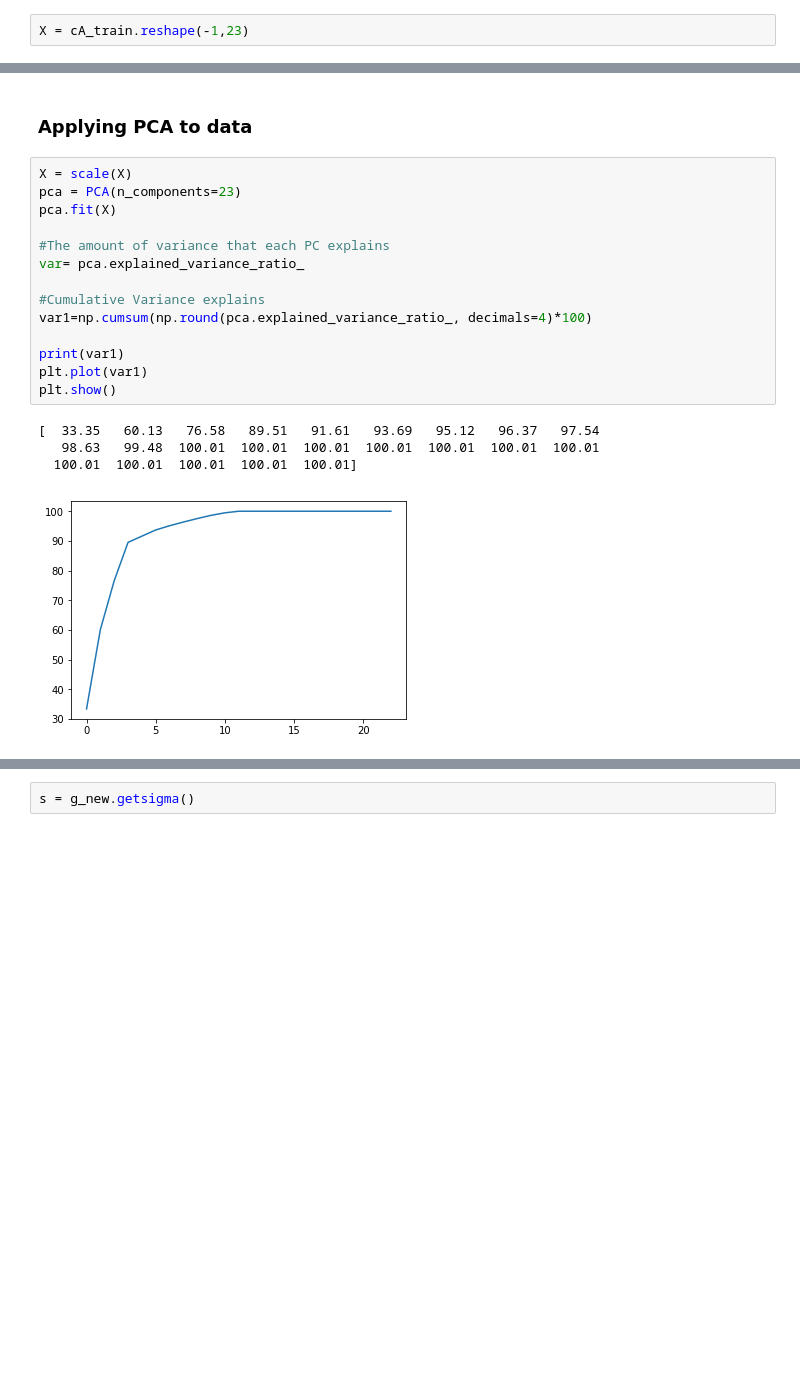
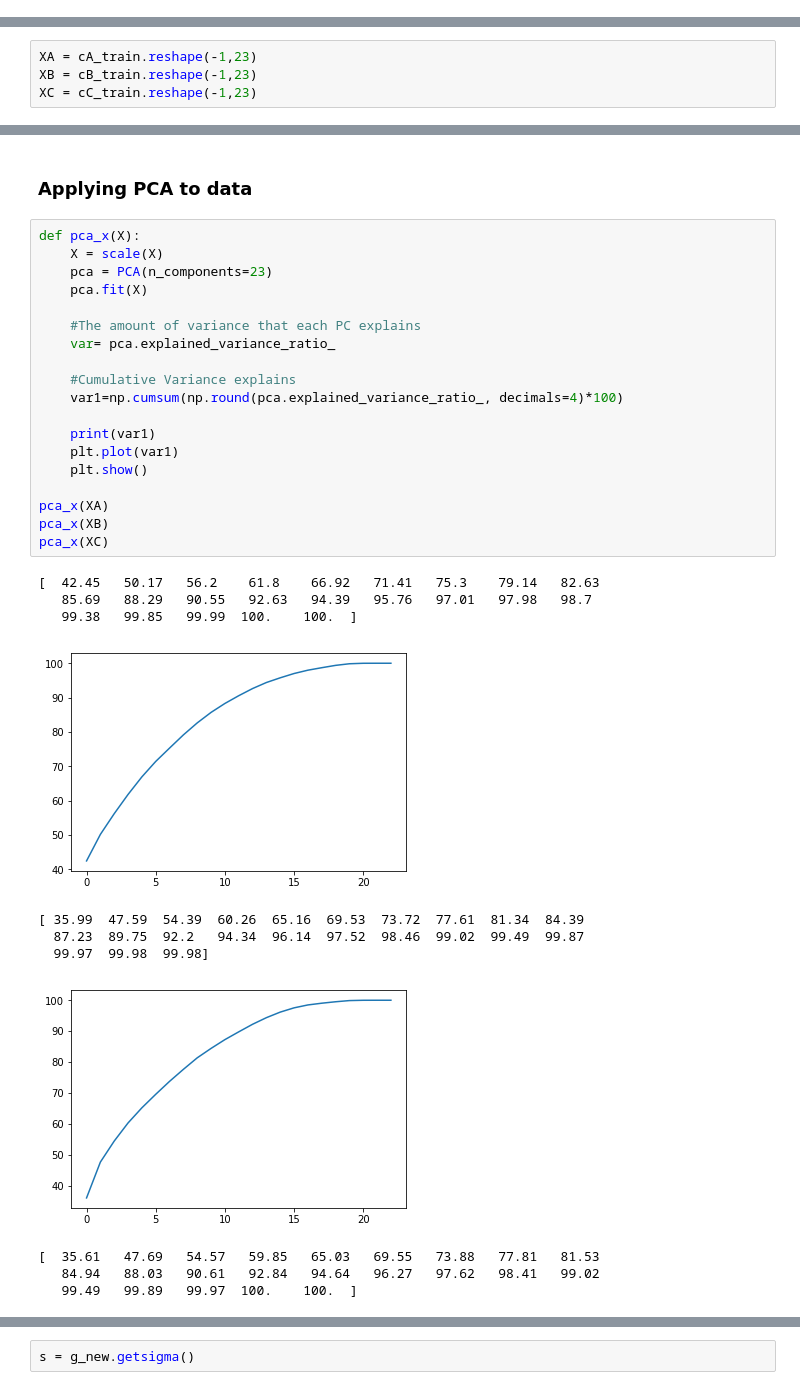
Before and after one commit to sai-github/pr, a Jupyter notebook: assignment3/Image Data/image_data.ipynb, the cells around one changed output, grey strips where cells are left out. Drawn from its saved outputs; the diff is of its cells as text; blank space fills up the shorter version.

Commit message:
added final scores for each class .. status - Not working

```diff
--- a/assignment3/Image Data/image_data.ipynb
+++ b/assignment3/Image Data/image_data.ipynb
@@ -34,5 +34,3 @@ cC = np.array(cC)
 cA_train,cA_test = train_test_split(cA, test_size=0.3, random_state=42)
 cB_train,cB_test = train_test_split(cB, test_size=0.3, random_state=42)
 cC_train,cC_test = train_test_split(cC, test_size=0.3, random_state=42)
-# %%
-X = cA_train.reshape(-1,23)
@@ -42,0 +37,4 @@ plot_elbow(X, 20)
+# %%
+XA = cA_train.reshape(-1,23)
+XB = cB_train.reshape(-1,23)
+XC = cC_train.reshape(-1,23)
@@ -43,21 +47,33 @@ plot_elbow(X, 20)
 # %% [markdown]
 ### Applying PCA to data
 # %%
-X = scale(X)
-pca = PCA(n_components=23)
-pca.fit(X)
+def pca_x(X):
+    X = scale(X)
+    pca = PCA(n_components=23)
+    pca.fit(X)
 
-#The amount of variance that each PC explains
-var= pca.explained_variance_ratio_
+    #The amount of variance that each PC explains
+    var= pca.explained_variance_ratio_
 
-#Cumulative Variance explains
-var1=np.cumsum(np.round(pca.explained_variance_ratio_, decimals=4)*100)
+    #Cumulative Variance explains
+    var1=np.cumsum(np.round(pca.explained_variance_ratio_, decimals=4)*100)
 
-print(var1)
-plt.plot(var1)
-plt.show()
+    print(var1)
+    plt.plot(var1)
+    plt.show()
+
+pca_x(XA)
+pca_x(XB)
+pca_x(XC)
 # %% [output]
-[  33.35   60.13   76.58   89.51   91.61   93.69   95.12   96.37   97.54
-   98.63   99.48  100.01  100.01  100.01  100.01  100.01  100.01  100.01
-  100.01  100.01  100.01  100.01  100.01]
+[  42.45   50.17   56.2    61.8    66.92   71.41   75.3    79.14   82.63
+   85.69   88.29   90.55   92.63   94.39   95.76   97.01   97.98   98.7
+   99.38   99.85   99.99  100.    100.  ]
-[figure, old version]
+[figure, new version]
+[ 35.99  47.59  54.39  60.26  65.16  69.53  73.72  77.61  81.34  84.39
+  87.23  89.75  92.2   94.34  96.14  97.52  98.46  99.02  99.49  99.87
+  99.97  99.98  99.98]
+[figure, added]
+[  35.61   47.69   54.57   59.85   65.03   69.55   73.88   77.81   81.53
+   84.94   88.03   90.61   92.84   94.64   96.27   97.62   98.41   99.02
+   99.49   99.89   99.97  100.    100.  ]
```
Also changed, not shown: parts of 9 cells of this notebook, 2 other files.
